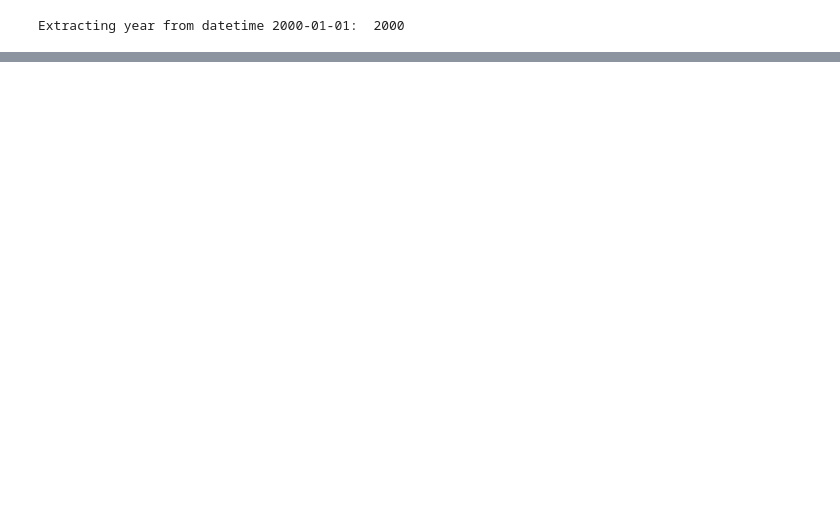
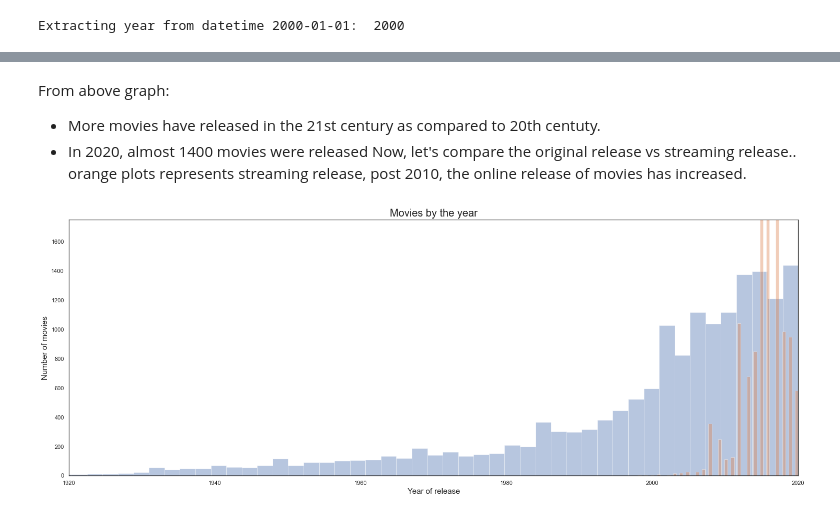
Before and after one commit to mynkbtp/ML_workspace_2022, a Jupyter notebook: NLP/critics_movie_reviews.ipynb, the cells around one changed output, grey strips where cells are left out. Drawn from its saved outputs; the diff is of its cells as text; code cells hidden in the pictures; blank space fills up the shorter version.

```diff
--- a/NLP/critics_movie_reviews.ipynb
+++ b/NLP/critics_movie_reviews.ipynb
@@ -151,0 +202,20 @@ sns.displot(data=movies_df.release_year)
+# %% [markdown]
+From above graph:
+- More movies have released in the 21st century as compared to 20th centuty.
+- In 2020, almost 1400 movies were released
+Now, let's compare the original release vs streaming release..
+orange plots represents streaming release, post 2010, the online release of movies has increased.
+# %%
+sns.set(style="white")
+
+plt.figure(figsize=(25,9))
+plt.title('Movies by the year', size=20)
+sns.distplot(movies_df.release_year, kde=False)
+sns.distplot(movies_df.online_release_year, kde=False)
+plt.ylabel('Number of movies', size=15)
+plt.xlabel('Year of release',size=15)
+plt.axis([1920, 2020, 0, 1750])
+# plt.xticks(np.arange(1920, 2018, step=5),rotation=45, ha='right')
+plt.show()
+# %% [output]
+[figure, added]
```
Also changed, not shown: parts of 27 cells of this notebook.
